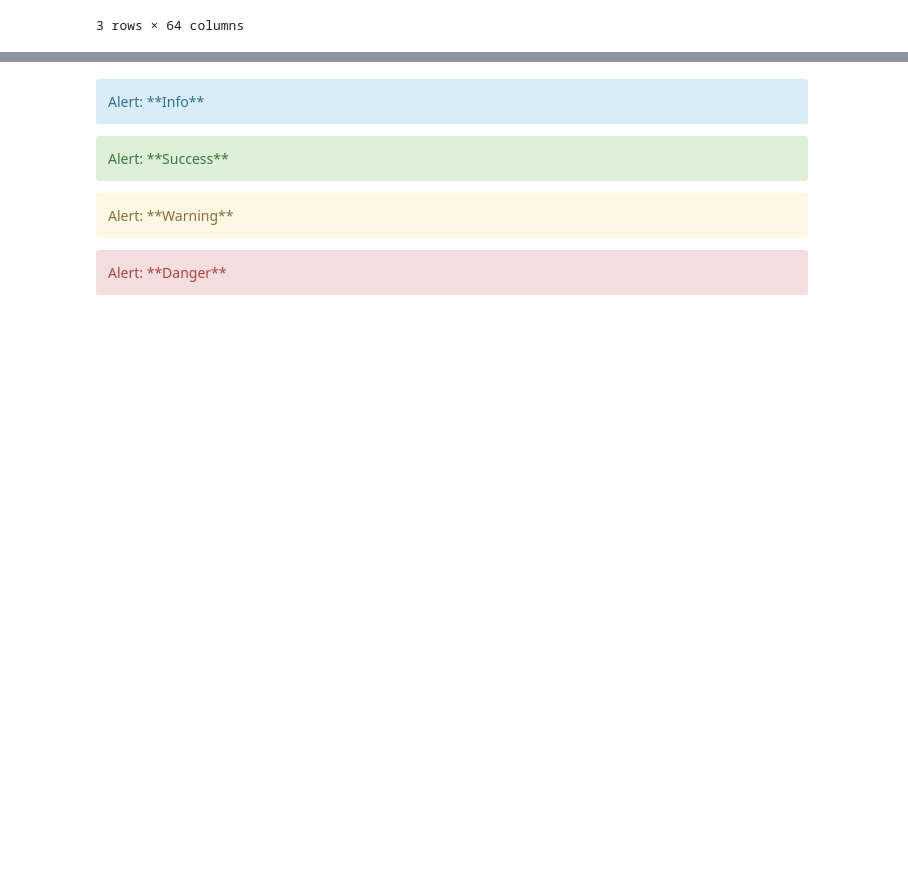
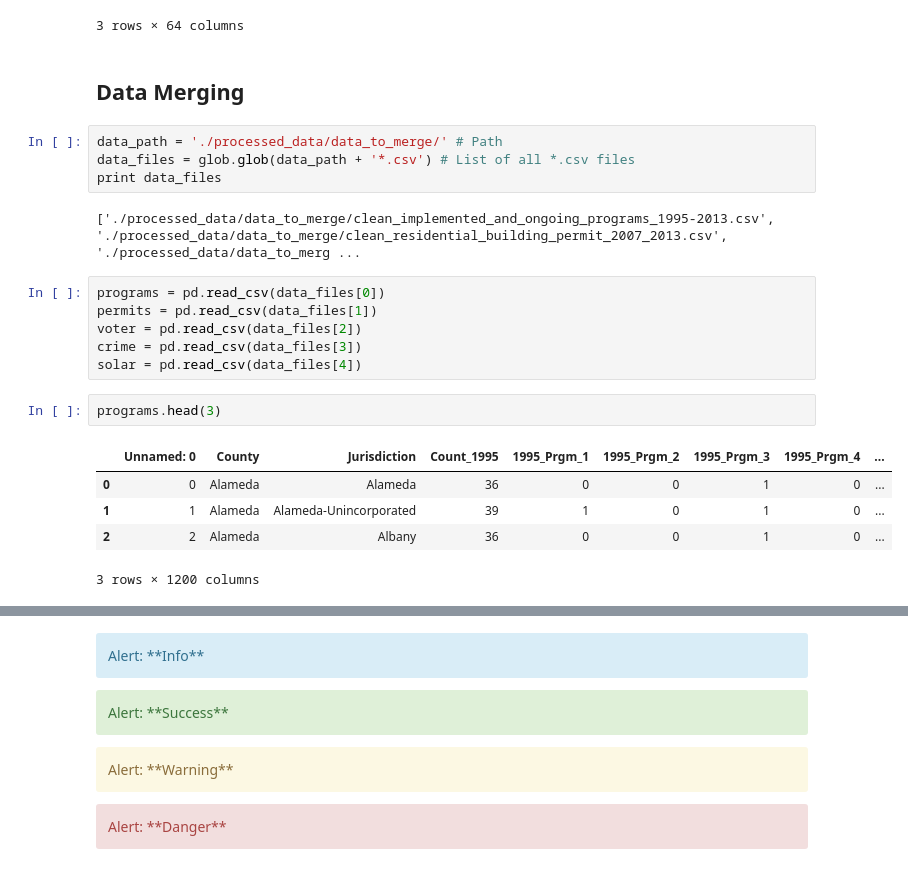
Before and after one commit to ankoorb/NPO-Project, a Jupyter notebook: iPython-Notebooks/Earth-Advocacy-Project-2015.ipynb, the cells around one changed output, grey strips where cells are left out. Cells and saved outputs as stored; diff of their text form; blank space fills up the shorter version.

```diff
--- a/iPython-Notebooks/Earth-Advocacy-Project-2015.ipynb
+++ b/iPython-Notebooks/Earth-Advocacy-Project-2015.ipynb
@@ -1284,3 +1300,25 @@ Year processed: 2013
 | 1 | Albany | 9282 | 5812 | 747 | 97 | 381 | ... |
 | 2 | Berkeley | 69548 | 43540 | 3529 | 638 | 3543 | ... |
 3 rows × 64 columns
+# %% [markdown]
+## Data Merging
+# %%
+data_path = './processed_data/data_to_merge/' # Path
+data_files = glob.glob(data_path + '*.csv') # List of all *.csv files
+print data_files
+# %% [output]
+['./processed_data/data_to_merge/clean_implemented_and_ongoing_programs_1995-2013.csv', './processed_data/data_to_merge/clean_residential_building_permit_2007_2013.csv', './processed_data/data_to_merg ...
+# %%
+programs = pd.read_csv(data_files[0])
+permits = pd.read_csv(data_files[1])
+voter = pd.read_csv(data_files[2])
+crime = pd.read_csv(data_files[3])
+solar = pd.read_csv(data_files[4])
+# %%
+programs.head(3)
+# %% [output]
+|  | Unnamed: 0 | County | Jurisdiction | Count_1995 | 1995_Prgm_1 | 1995_Prgm_2 | 1995_Prgm_3 | 1995_Prgm_4 | ... |
+| 0 | 0 | Alameda | Alameda | 36 | 0 | 0 | 1 | 0 | ... |
+| 1 | 1 | Alameda | Alameda-Unincorporated | 39 | 1 | 0 | 1 | 0 | ... |
+| 2 | 2 | Alameda | Albany | 36 | 0 | 0 | 1 | 0 | ... |
+3 rows × 1200 columns
```
Also changed, not shown: parts of 34 cells of this notebook, 1 other file.
